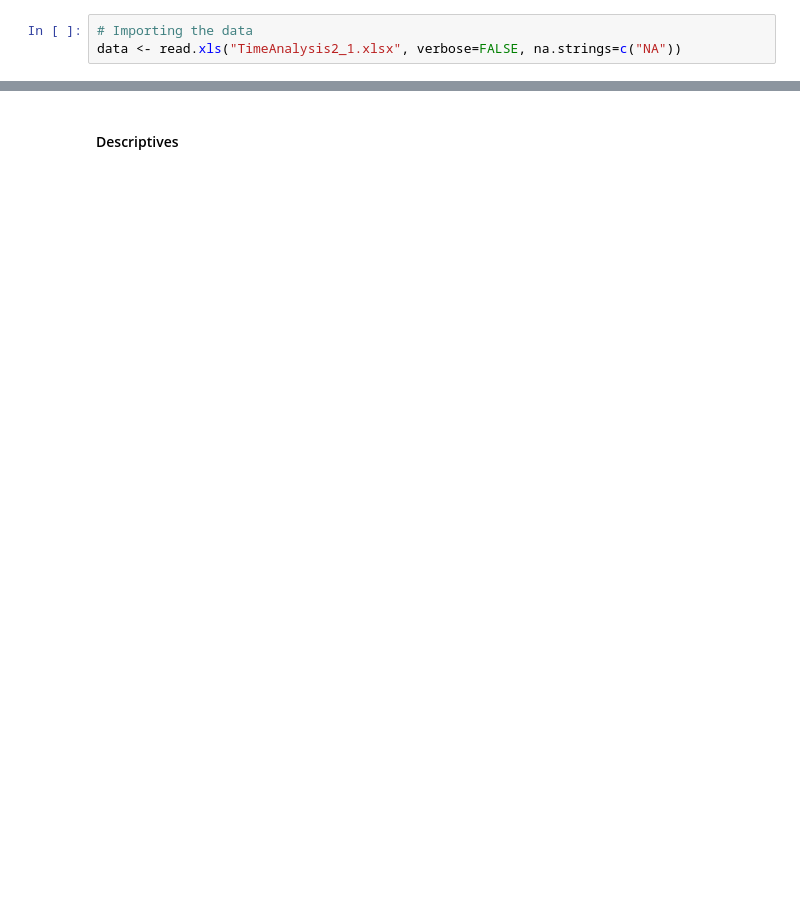
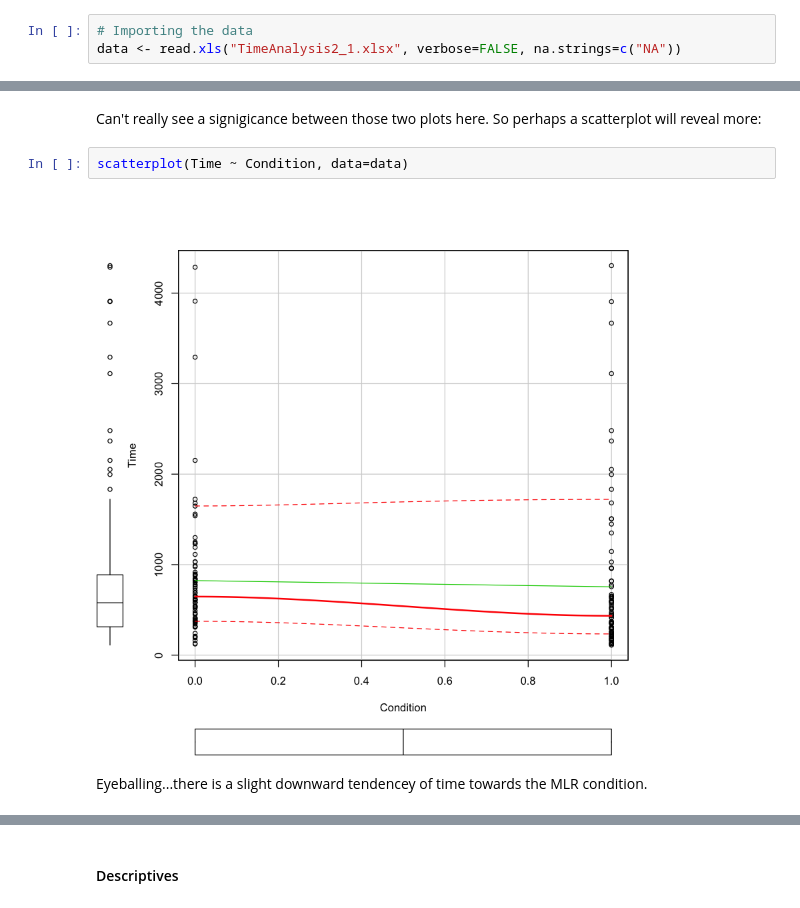
Before and after one commit to h21k/RRUX, a Jupyter notebook: Analysis.ipynb, the cells around one changed output, grey strips where cells are left out. Drawn from its saved outputs; the diff is of its cells as text; blank space fills up the shorter version.

```diff
--- a/Analysis.ipynb
+++ b/Analysis.ipynb
@@ -73,0 +108,8 @@ head(data)
+# %% [markdown]
+Can't really see a signigicance between those two plots here. So perhaps a scatterplot will reveal more:
+# %%
+scatterplot(Time ~ Condition, data=data)
+# %% [output]
+[figure, added]
+# %% [markdown]
+Eyeballing...there is a slight downward tendencey of time towards the MLR condition.
```
Also changed, not shown: parts of 93 cells of this notebook, 3 other files.
